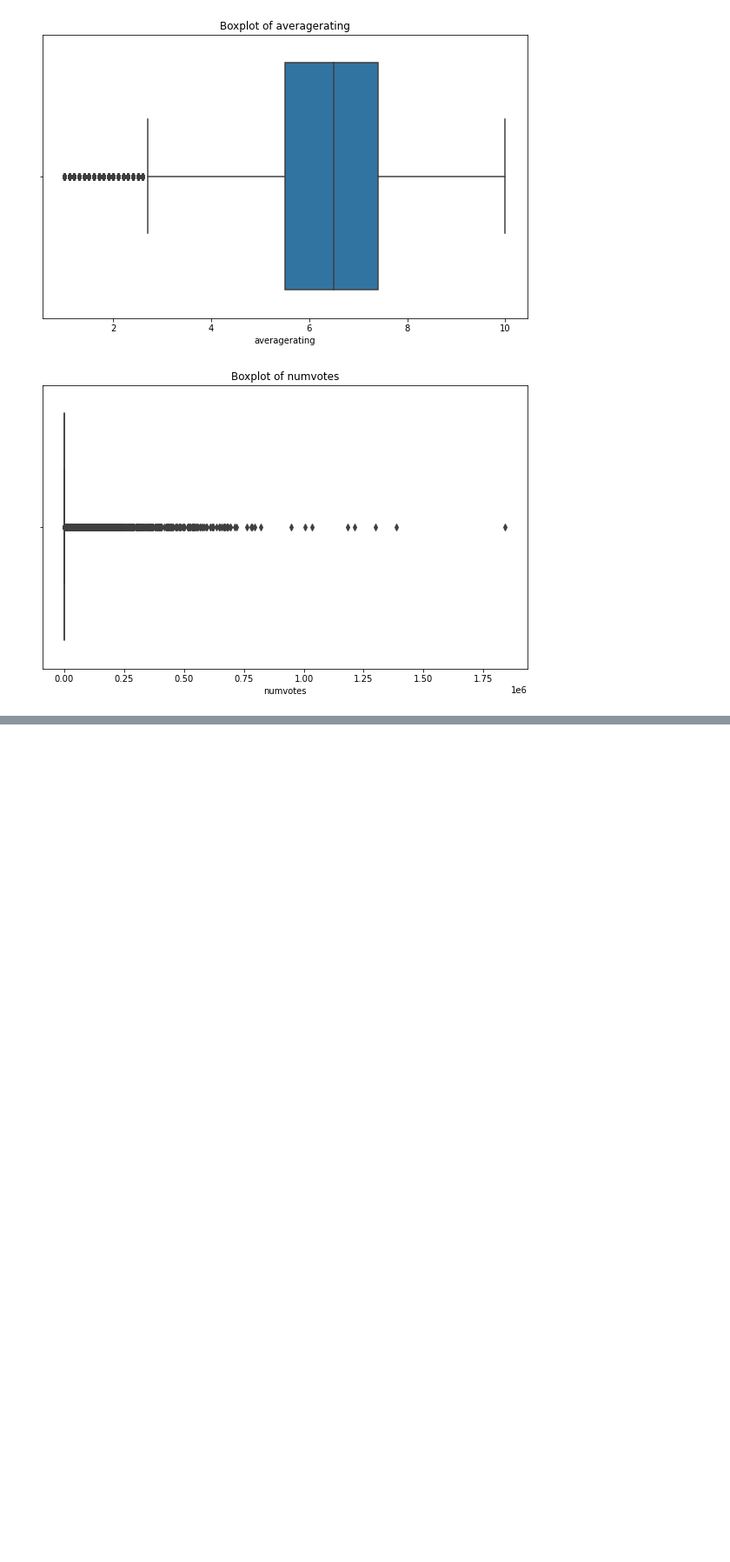
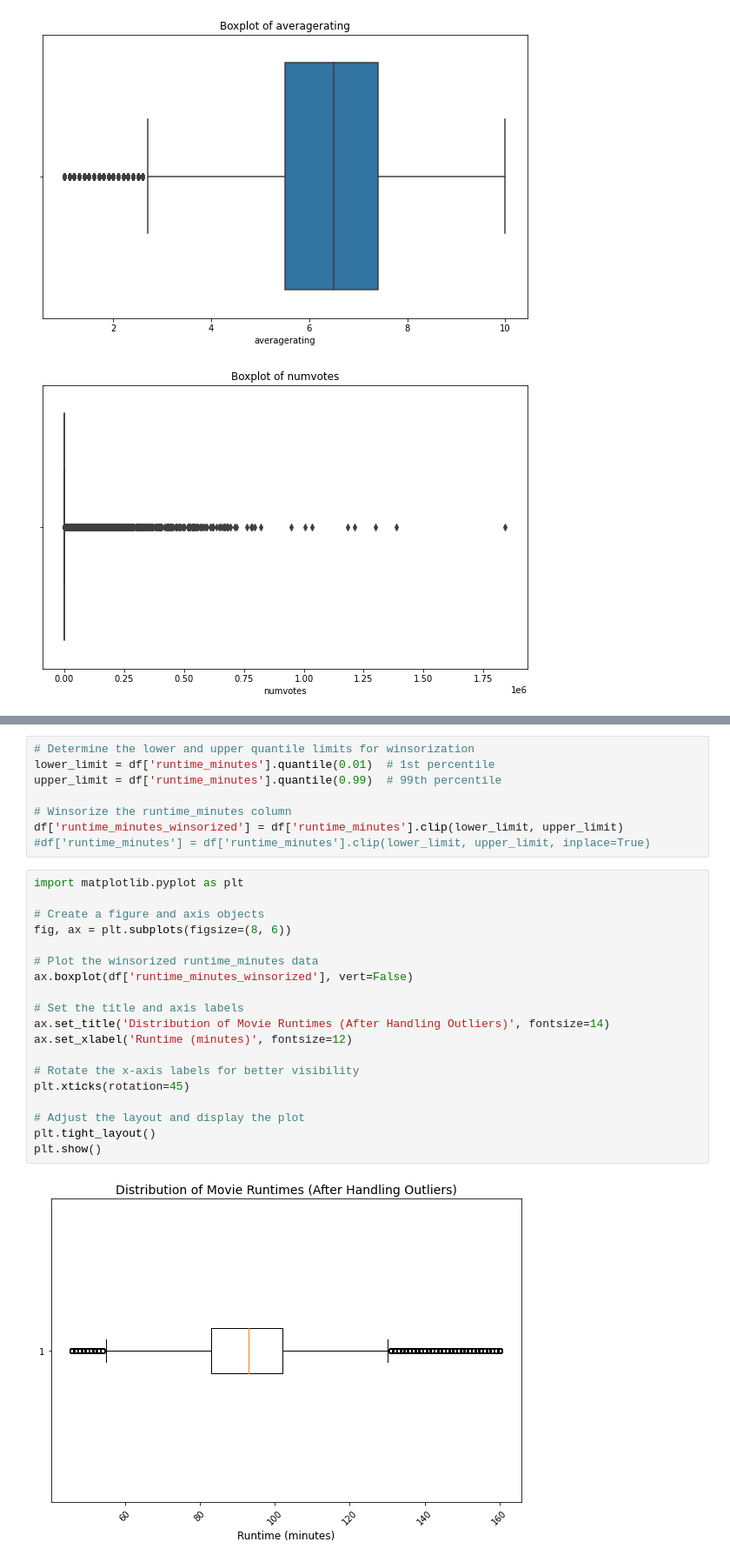
Before and after one commit to Anniemarie001/DSC-PHASE1-PROJECT, a Jupyter notebook: index.ipynb, the cells around one changed output, grey strips where cells are left out. Shown: that part at 87% size. Drawn from its saved outputs; the diff is of its cells as text; blank space fills up the shorter version.

```diff
--- a/index.ipynb
+++ b/index.ipynb
@@ -455,0 +506,29 @@ plot_outlier_boxplots(df, outlier_columns)
+# %%
+# Determine the lower and upper quantile limits for winsorization
+lower_limit = df['runtime_minutes'].quantile(0.01)  # 1st percentile
+upper_limit = df['runtime_minutes'].quantile(0.99)  # 99th percentile
+
+# Winsorize the runtime_minutes column
+df['runtime_minutes_winsorized'] = df['runtime_minutes'].clip(lower_limit, upper_limit)
+#df['runtime_minutes'] = df['runtime_minutes'].clip(lower_limit, upper_limit, inplace=True)
+# %%
+import matplotlib.pyplot as plt
+
+# Create a figure and axis objects
+fig, ax = plt.subplots(figsize=(8, 6))
+
+# Plot the winsorized runtime_minutes data
+ax.boxplot(df['runtime_minutes_winsorized'], vert=False)
+
+# Set the title and axis labels
+ax.set_title('Distribution of Movie Runtimes (After Handling Outliers)', fontsize=14)
+ax.set_xlabel('Runtime (minutes)', fontsize=12)
+
+# Rotate the x-axis labels for better visibility
+plt.xticks(rotation=45)
+
+# Adjust the layout and display the plot
+plt.tight_layout()
+plt.show()
+# %% [output]
+[figure, added]
```
Also changed, not shown: parts of 5 cells of this notebook.
